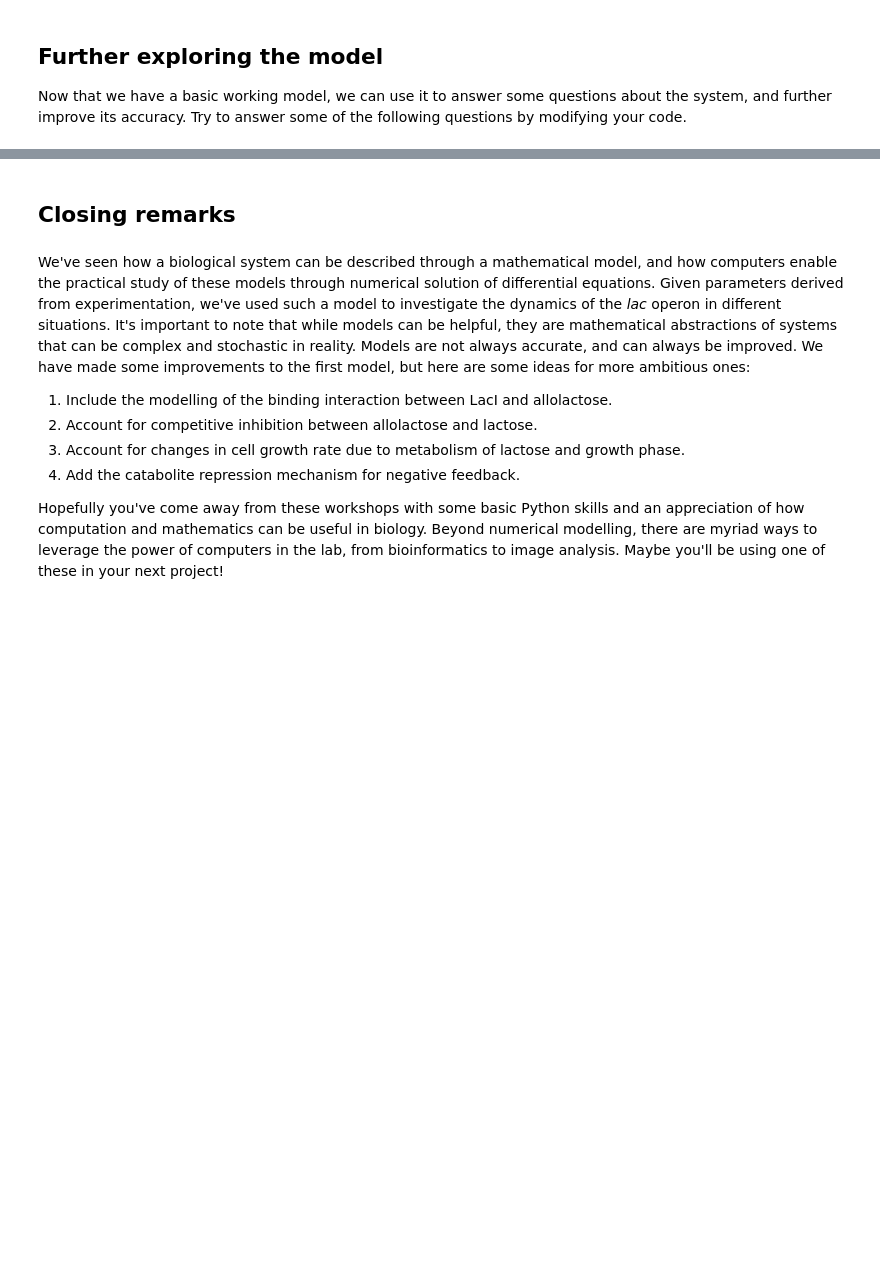
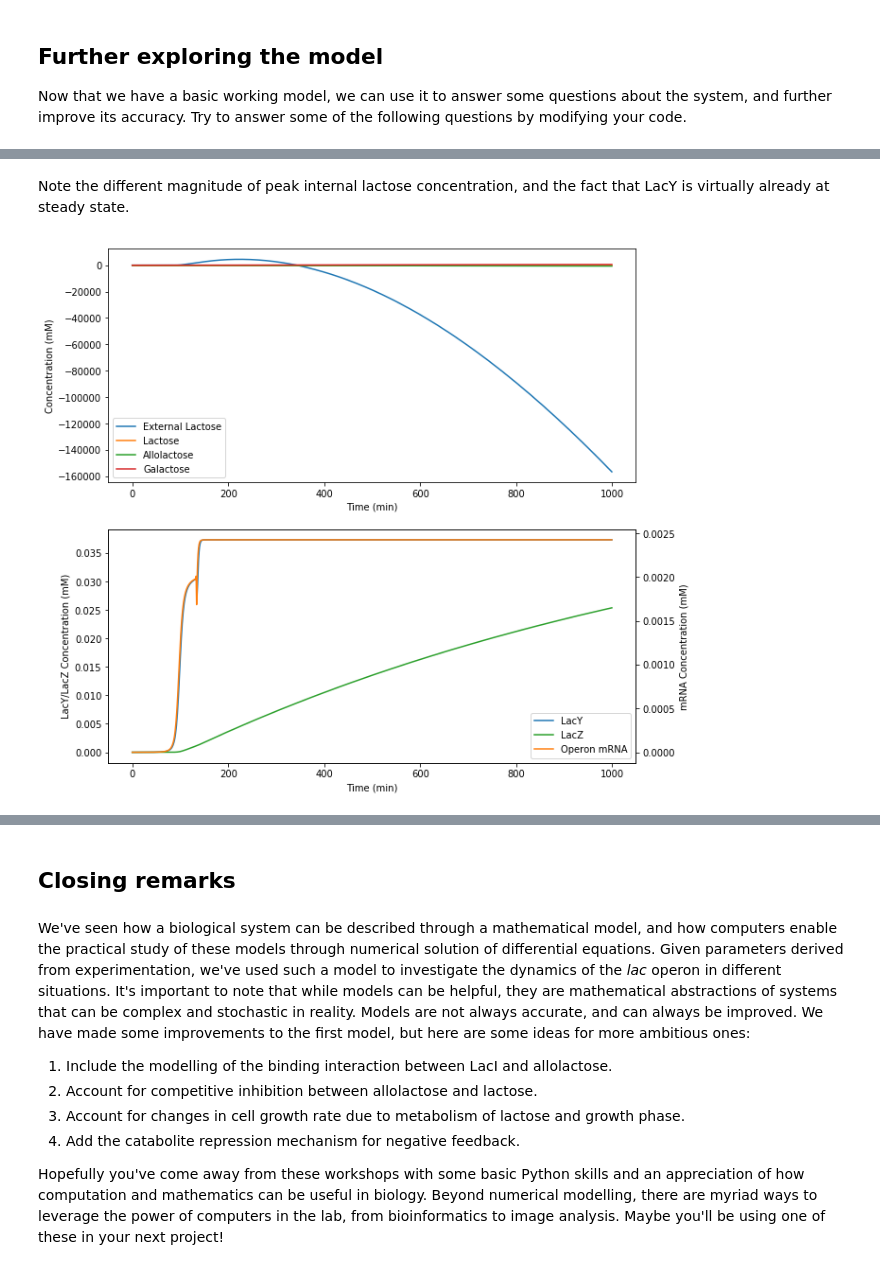
Before and after one commit to cu-synbiosoc/cusbs_scicomp_workshop, a Jupyter notebook: part2_lac_operon_model_filled.ipynb, the cells around one changed output, grey strips where cells are left out. Cells and saved outputs as stored; diff of their text form; code cells hidden in the pictures; blank space fills up the shorter version.

```diff
--- a/part2_lac_operon_model_filled.ipynb
+++ b/part2_lac_operon_model_filled.ipynb
@@ -350,0 +424,17 @@ Now that we have a basic working model, we can use it to answer some questions a
+# %% [markdown]
+Note the different magnitude of peak internal lactose concentration, and the fact that LacY is virtually already at steady state.
+# %%
+L_ext = 8e-1*np.ones((1000,))
+L = [0]
+A = [0]
+Gl = [0]
+Ga = [0]
+
+mRNA = [3.35e-7]
+LacZ = [2e-6]
+LacY = [5.2e-6]
+time = run_simulation(L_ext, L, A, Gl, Ga, mRNA, LacZ, LacY)
+
+plot_figures(time,L_ext,L, A, Ga, LacY, LacZ, mRNA)
+# %% [output]
+[figure, added]
```
Also changed, not shown: parts of 33 cells of this notebook, 4 other files.
